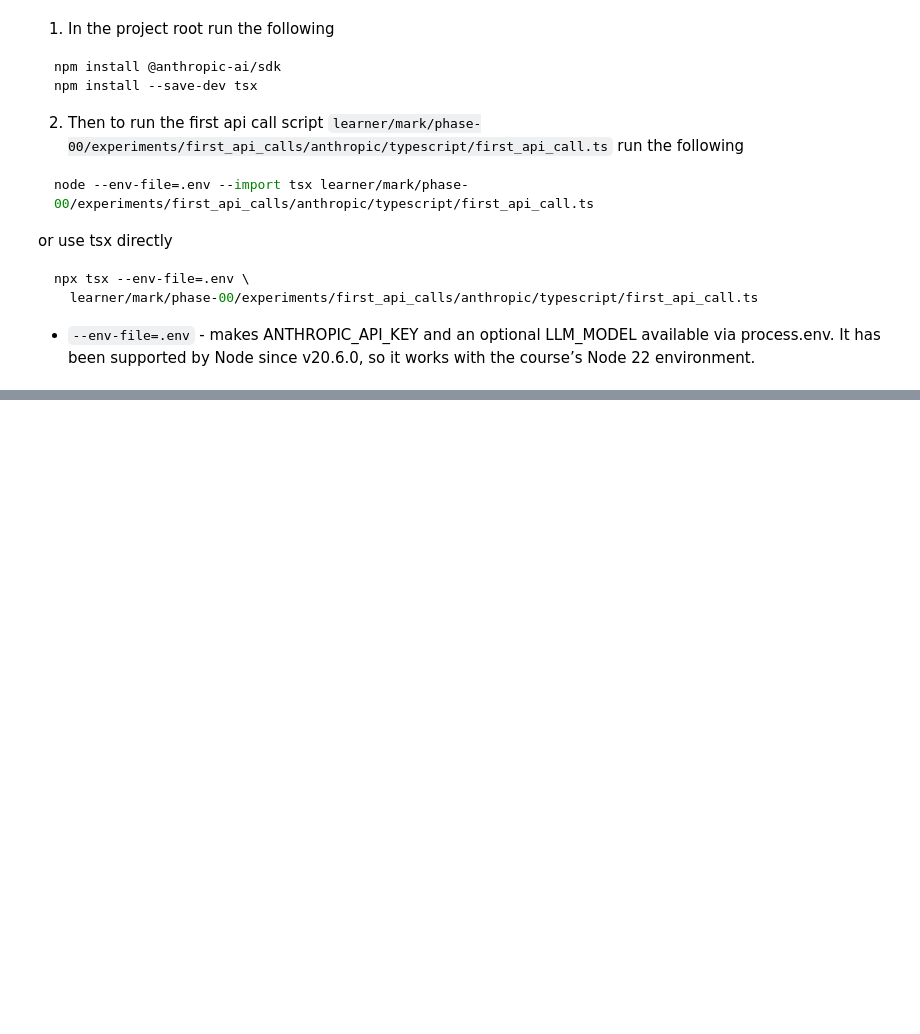
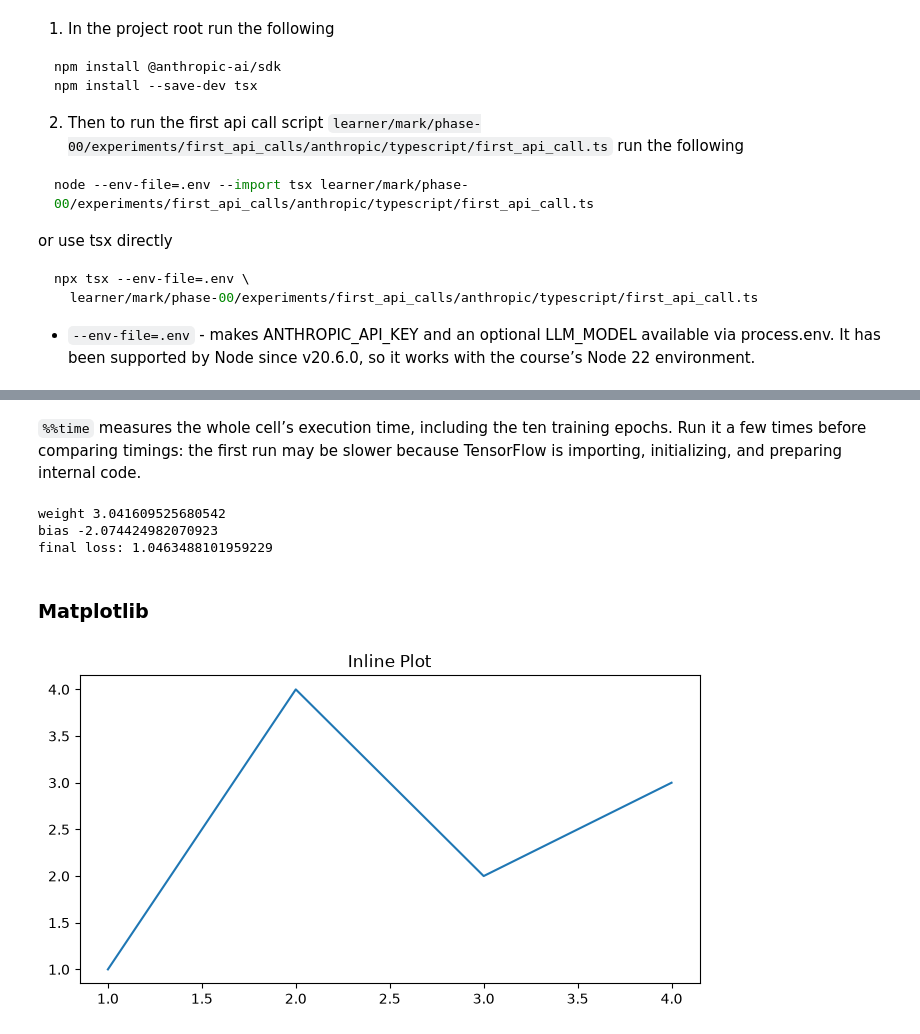
Before and after one commit to MarkBelonogoff/ai-engineering-from-scratch, a Jupyter notebook: learner/mark/phase-00/00-setup-log.ipynb, the cells around one changed output, grey strips where cells are left out. Drawn from its saved outputs; the diff is of its cells as text; code cells hidden in the pictures; blank space fills up the shorter version.

```diff
--- a/learner/mark/phase-00/00-setup-log.ipynb
+++ b/learner/mark/phase-00/00-setup-log.ipynb
@@ -101,0 +268,18 @@ npx tsx --env-file=.env \
+# %% [markdown]
+`%%time` measures the whole cell’s execution time, including the ten training epochs. Run it a few times before comparing timings: the first run may be slower because TensorFlow is importing, initializing, and preparing internal code.
+# %%
+# Inspect what the Linear Regression Model learned
+
+weight, bias = model.layers[0].get_weights()
+
+print("weight", weight.item())
+
+print("bias", bias.item())
+
+print("final loss:", history.history["loss"][-1])
+# %% [output]
+weight 3.041609525680542
+bias -2.074424982070923
+final loss: 1.0463488101959229
+# %% [markdown]
+### Matplotlib
@@ -101,0 +288,9 @@ npx tsx --env-file=.env \
+# %%
+import matplotlib.pyplot as plt
+
+plt.figure(figsize=(8, 4))
+plt.plot([1, 2, 3, 4], [1, 4, 2, 3])
+plt.title("Inline Plot")
+plt.show()
+# %% [output]
+[figure, added]
```
Also changed, not shown: parts of 29 cells of this notebook.
